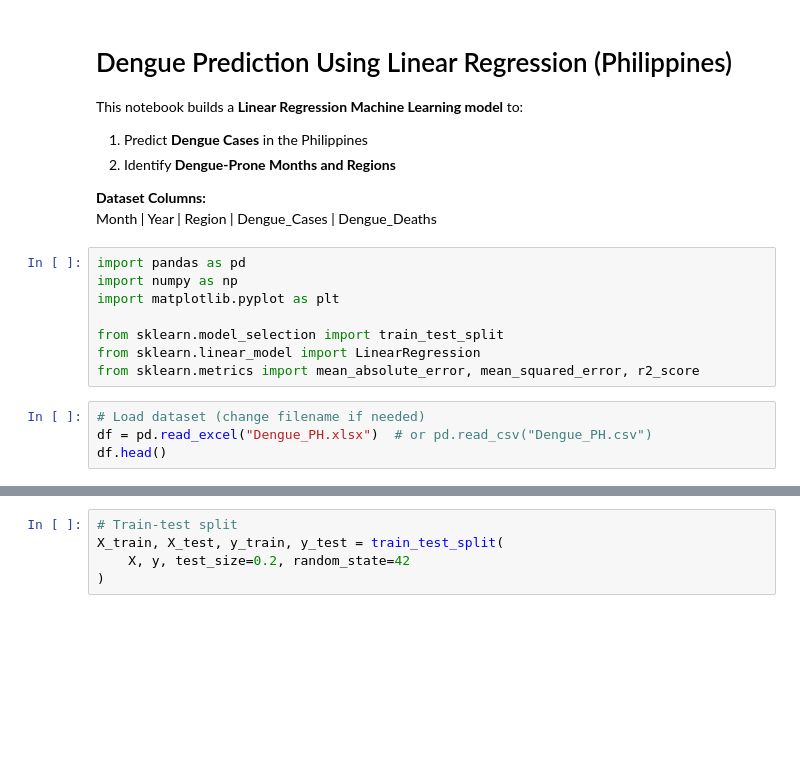
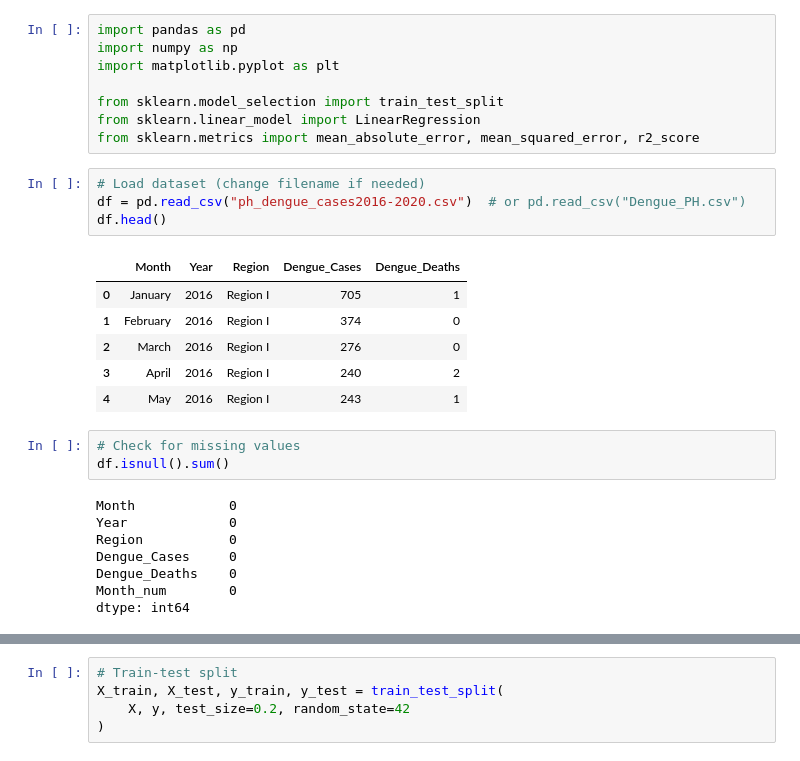
Before and after one commit to MikkoDT/MEXE_Electives_2_Finals_Project_Machine_Learning_2025, a Jupyter notebook: MEXE_E2_Finals/Lirio_Mayuga - DENGUE_CASES_&_DENGUE-PRONE_PREDICTION_(PHILIPPINES)/Notebook/Dengue_Linear_Regression_PH.ipynb, the cells around one changed output, grey strips where cells are left out. Saved outputs shown, nothing was run; the diff lists cells and outputs as text; blank space fills up the shorter version.

```diff
--- a/MEXE_E2_Finals/Lirio_Mayuga - DENGUE_CASES_&_DENGUE-PRONE_PREDICTION_(PHILIPPINES)/Notebook/Dengue_Linear_Regression_PH.ipynb
+++ b/MEXE_E2_Finals/Lirio_Mayuga - DENGUE_CASES_&_DENGUE-PRONE_PREDICTION_(PHILIPPINES)/Notebook/Dengue_Linear_Regression_PH.ipynb
@@ -1,13 +1,3 @@
-# %% [markdown]
-# Dengue Prediction Using Linear Regression (Philippines)
-
-This notebook builds a **Linear Regression Machine Learning model** to:
-
-1. Predict **Dengue Cases** in the Philippines
-2. Identify **Dengue-Prone Months and Regions**
-
-**Dataset Columns:**
-Month | Year | Region | Dengue_Cases | Dengue_Deaths
 # %%
 import pandas as pd
 import numpy as np
@@ -18,7 +8,25 @@ from sklearn.linear_model import LinearRegression
 from sklearn.metrics import mean_absolute_error, mean_squared_error, r2_score
 # %%
 # Load dataset (change filename if needed)
-df = pd.read_excel("Dengue_PH.xlsx")  # or pd.read_csv("Dengue_PH.csv")
+df = pd.read_csv("ph_dengue_cases2016-2020.csv")  # or pd.read_csv("Dengue_PH.csv")
 df.head()
+# %% [output]
+|  | Month | Year | Region | Dengue_Cases | Dengue_Deaths |
+| 0 | January | 2016 | Region I | 705 | 1 |
+| 1 | February | 2016 | Region I | 374 | 0 |
+| 2 | March | 2016 | Region I | 276 | 0 |
+| 3 | April | 2016 | Region I | 240 | 2 |
+| 4 | May | 2016 | Region I | 243 | 1 |
+# %%
+# Check for missing values
+df.isnull().sum()
+# %% [output]
+Month            0
+Year             0
+Region           0
+Dengue_Cases     0
+Dengue_Deaths    0
+Month_num        0
+dtype: int64
 # %%
 df.info()
```
Also changed, not shown: parts of 10 cells of this notebook.
